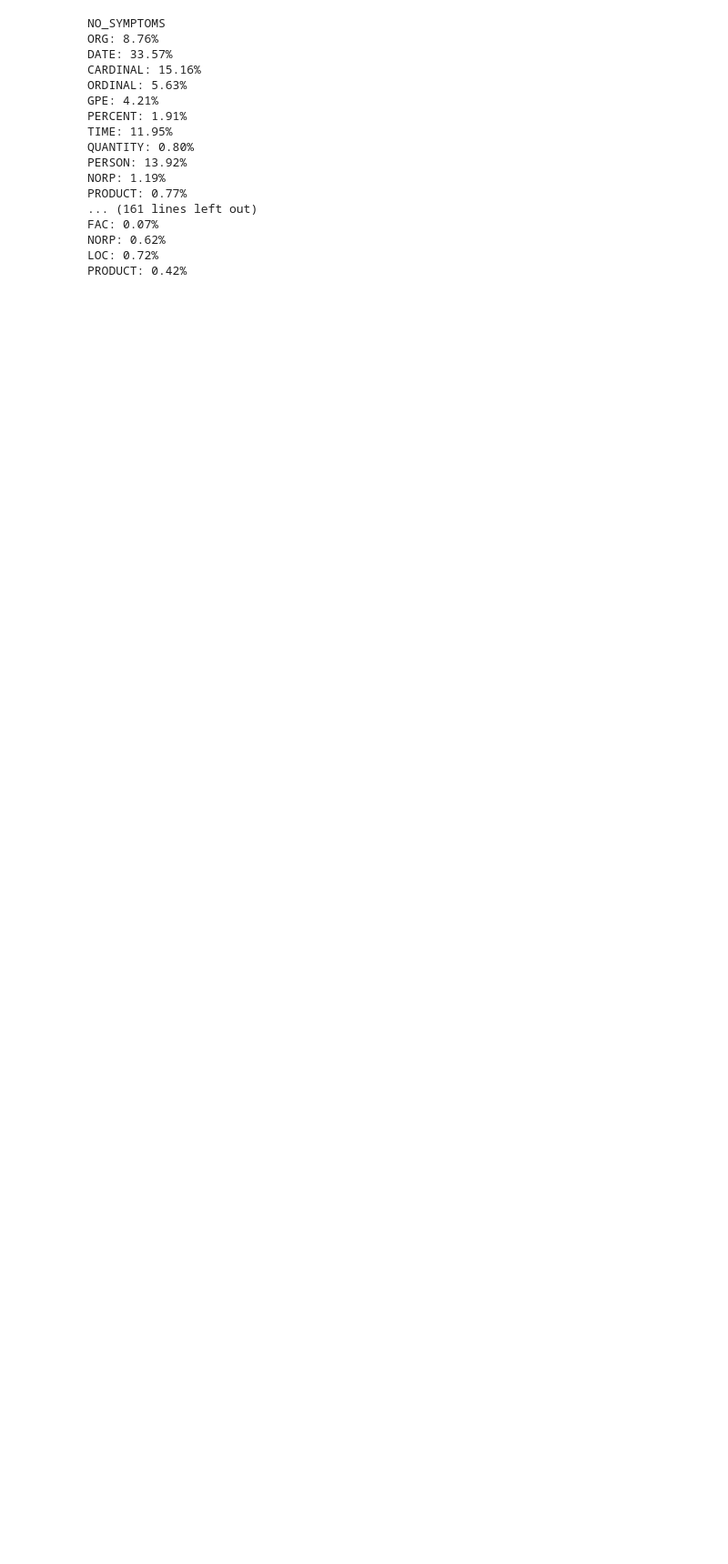
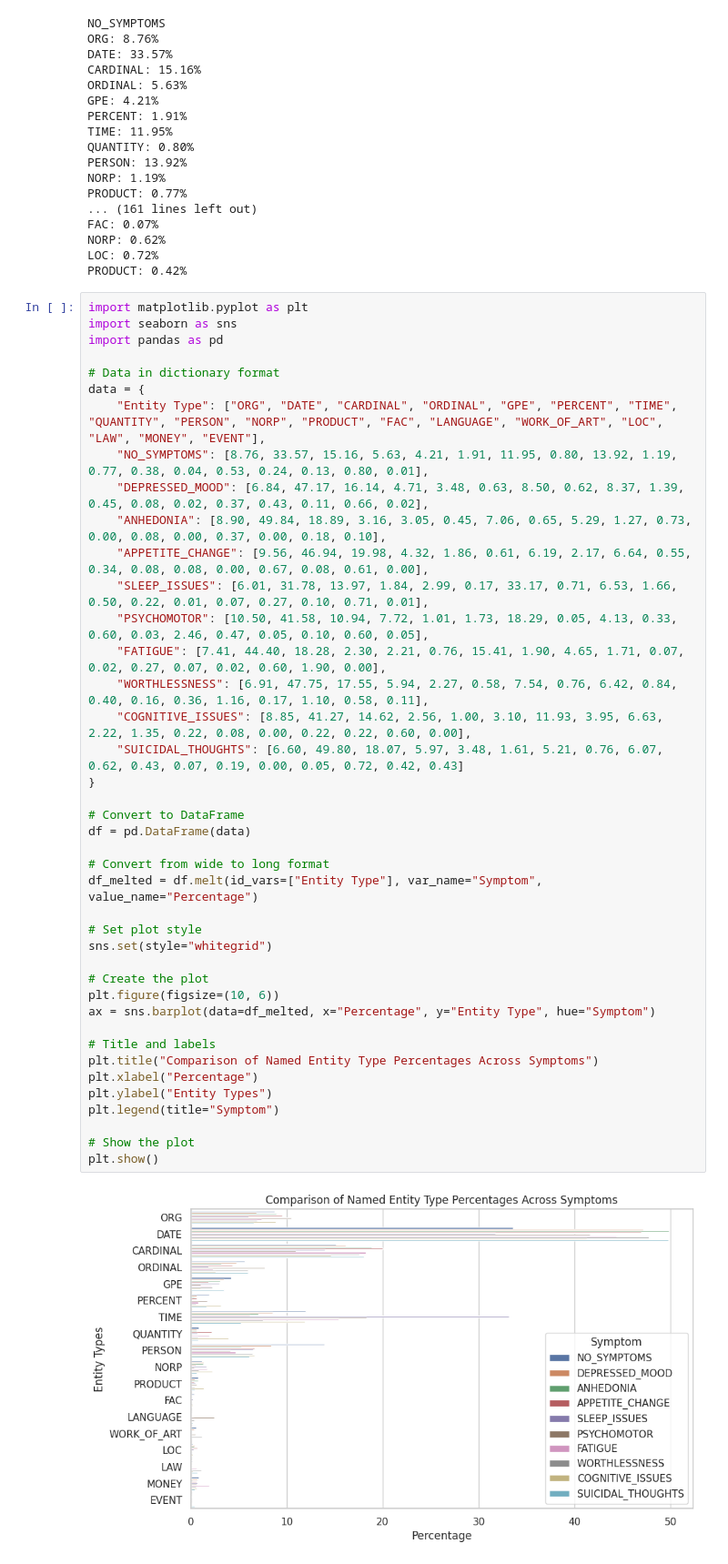
Before and after one commit to eliseobao/redsm5, a Jupyter notebook: analysis/lexical/ner.ipynb, the cells around one changed output. Shown at 91% size. Drawn from its saved outputs; the diff is of its cells as text; blank space fills up the shorter version.

Commit message:
Adding plot

```diff
--- a/analysis/lexical/ner.ipynb
+++ b/analysis/lexical/ner.ipynb
@@ -130,3 +134,46 @@ FAC: 0.07%
 NORP: 0.62%
 LOC: 0.72%
 PRODUCT: 0.42%
+# %%
+import matplotlib.pyplot as plt
+import seaborn as sns
+import pandas as pd
+
+# Data in dictionary format
+data = {
+    "Entity Type": ["ORG", "DATE", "CARDINAL", "ORDINAL", "GPE", "PERCENT", "TIME", "QUANTITY", "PERSON", "NORP", "PRODUCT", "FAC", "LANGUAGE", "WORK_OF_ART", "LOC", "LAW", "MONEY", "EVENT"],
+    "NO_SYMPTOMS": [8.76, 33.57, 15.16, 5.63, 4.21, 1.91, 11.95, 0.80, 13.92, 1.19, 0.77, 0.38, 0.04, 0.53, 0.24, 0.13, 0.80, 0.01],
+    "DEPRESSED_MOOD": [6.84, 47.17, 16.14, 4.71, 3.48, 0.63, 8.50, 0.62, 8.37, 1.39, 0.45, 0.08, 0.02, 0.37, 0.43, 0.11, 0.66, 0.02],
+    "ANHEDONIA": [8.90, 49.84, 18.89, 3.16, 3.05, 0.45, 7.06, 0.65, 5.29, 1.27, 0.73, 0.00, 0.08, 0.00, 0.37, 0.00, 0.18, 0.10],
+    "APPETITE_CHANGE": [9.56, 46.94, 19.98, 4.32, 1.86, 0.61, 6.19, 2.17, 6.64, 0.55, 0.34, 0.08, 0.08, 0.00, 0.67, 0.08, 0.61, 0.00],
+    "SLEEP_ISSUES": [6.01, 31.78, 13.97, 1.84, 2.99, 0.17, 33.17, 0.71, 6.53, 1.66, 0.50, 0.22, 0.01, 0.07, 0.27, 0.10, 0.71, 0.01],
+    "PSYCHOMOTOR": [10.50, 41.58, 10.94, 7.72, 1.01, 1.73, 18.29, 0.05, 4.13, 0.33, 0.60, 0.03, 2.46, 0.47, 0.05, 0.10, 0.60, 0.05],
+    "FATIGUE": [7.41, 44.40, 18.28, 2.30, 2.21, 0.76, 15.41, 1.90, 4.65, 1.71, 0.07, 0.02, 0.27, 0.07, 0.02, 0.60, 1.90, 0.00],
+    "WORTHLESSNESS": [6.91, 47.75, 17.55, 5.94, 2.27, 0.58, 7.54, 0.76, 6.42, 0.84, 0.40, 0.16, 0.36, 1.16, 0.17, 1.10, 0.58, 0.11],
+    "COGNITIVE_ISSUES": [8.85, 41.27, 14.62, 2.56, 1.00, 3.10, 11.93, 3.95, 6.63, 2.22, 1.35, 0.22, 0.08, 0.00, 0.22, 0.22, 0.60, 0.00],
+    "SUICIDAL_THOUGHTS": [6.60, 49.80, 18.07, 5.97, 3.48, 1.61, 5.21, 0.76, 6.07, 0.62, 0.43, 0.07, 0.19, 0.00, 0.05, 0.72, 0.42, 0.43]
+}
+
+# Convert to DataFrame
+df = pd.DataFrame(data)
+
+# Convert from wide to long format
+df_melted = df.melt(id_vars=["Entity Type"], var_name="Symptom", value_name="Percentage")
+
+# Set plot style
+sns.set(style="whitegrid")
+
+# Create the plot
+plt.figure(figsize=(10, 6))
+ax = sns.barplot(data=df_melted, x="Percentage", y="Entity Type", hue="Symptom")
+
+# Title and labels
+plt.title("Comparison of Named Entity Type Percentages Across Symptoms")
+plt.xlabel("Percentage")
+plt.ylabel("Entity Types")
+plt.legend(title="Symptom")
+
+# Show the plot
+plt.show()
+# %% [output]
+[figure, added]
```
Also changed, not shown: parts of 1 cell of this notebook.
